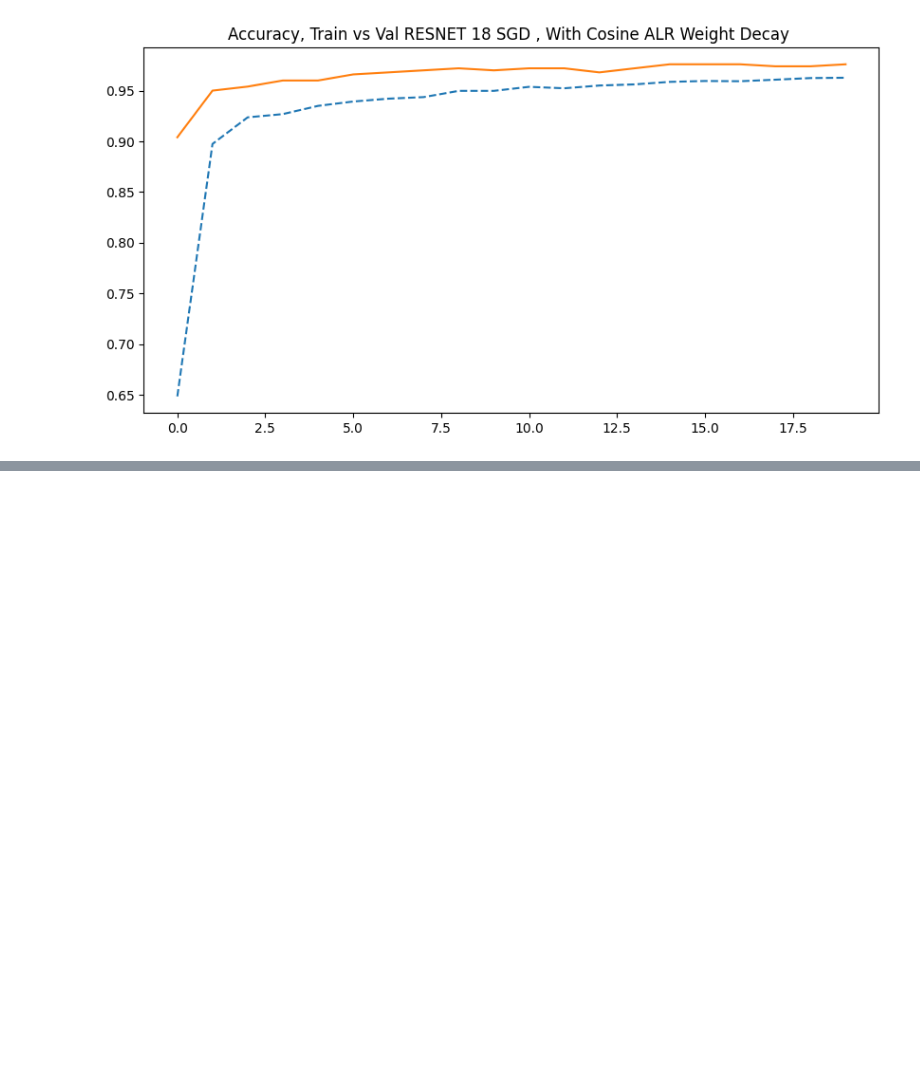
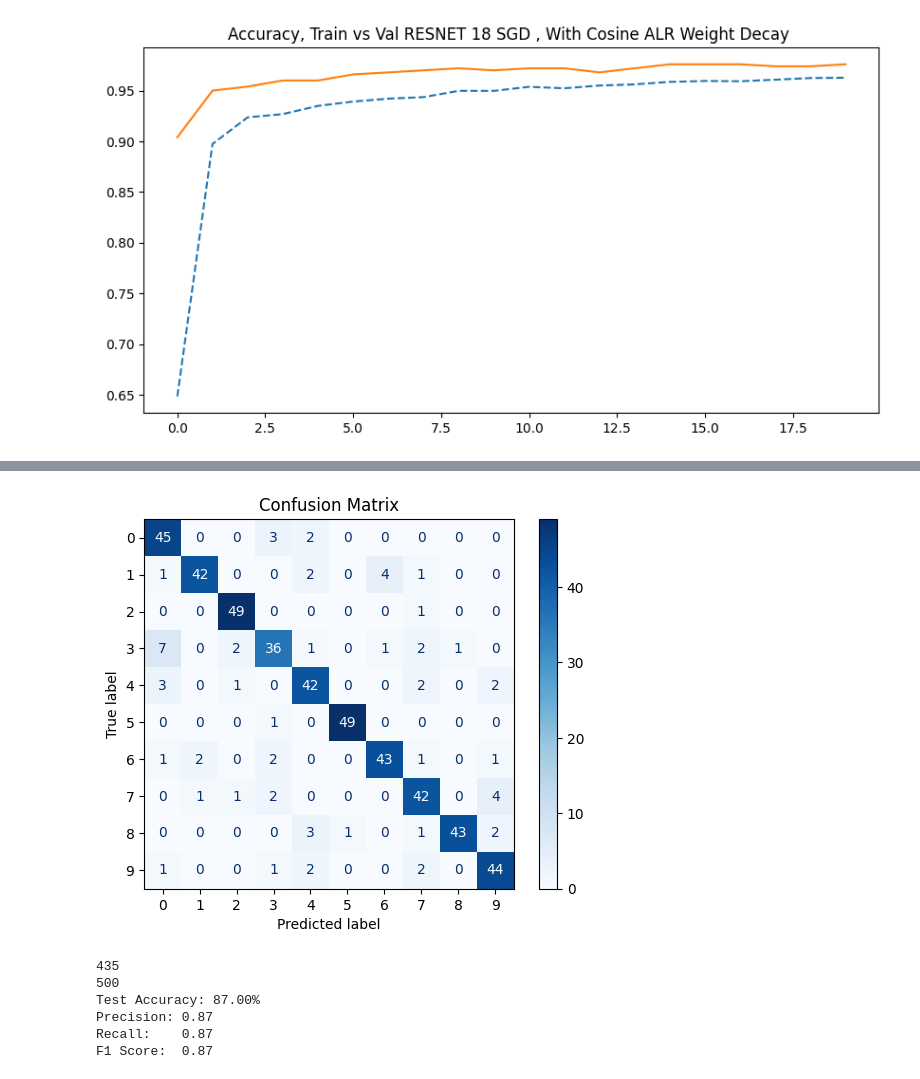
Before and after one commit to nishitmv/ML, a Jupyter notebook: CNNAssignment-RESNET18.ipynb, the cells around one changed output, grey strips where cells are left out. Cells and saved outputs as stored; diff of their text form; code cells hidden in the pictures; blank space fills up the shorter version.

```diff
--- a/CNNAssignment-RESNET18.ipynb
+++ b/CNNAssignment-RESNET18.ipynb
@@ -603,0 +667,44 @@ Val Acc  0.976
+# %%
+from sklearn.metrics import confusion_matrix, ConfusionMatrixDisplay
+import matplotlib.pyplot as plt
+from sklearn.metrics import precision_score, recall_score, f1_score
+from torchmetrics.classification import AUROC
+
+model = torch.load('resnet18_CNN_StepScheduler.pth', weights_only=False)
+
+model.eval()
+correct = 0
+total = 0
+all_labels =[]
+all_predictions=[]
+with torch.no_grad():
+  for images, labels in dataloader_test:
+    images, labels = images.to(device), labels.to(device)
+    outputs = model(images)
+    _, predicted = torch.max(outputs.data, 1)
+    total += labels.size(0)
+    correct += (predicted == labels).sum().item()
+    all_labels.extend(labels.to("cpu").numpy())
+    all_predictions.extend(predicted.to("cpu").numpy())
+  cm = confusion_matrix(all_labels, all_predictions)
+  disp = ConfusionMatrixDisplay(confusion_matrix=cm)
+  disp.plot(cmap='Blues')
+  plt.title('Confusion Matrix')
+  plt.show()
+  print(correct)
+  print(total)
+  print(f"Test Accuracy: {100 * correct / total:.2f}%")
+  precision = precision_score(all_labels, all_predictions, average='weighted')
+  recall = recall_score(all_labels, all_predictions, average='weighted')
+  f1 = f1_score(all_labels, all_predictions, average='weighted')
+  print(f"Precision: {precision:.2f}")
+  print(f"Recall:    {recall:.2f}")
+  print(f"F1 Score:  {f1:.2f}")
+# %% [output]
+[figure, added]
+435
+500
+Test Accuracy: 87.00%
+Precision: 0.87
+Recall:    0.87
+F1 Score:  0.87
```
Also changed, not shown: parts of 8 cells of this notebook, 2 other files.
